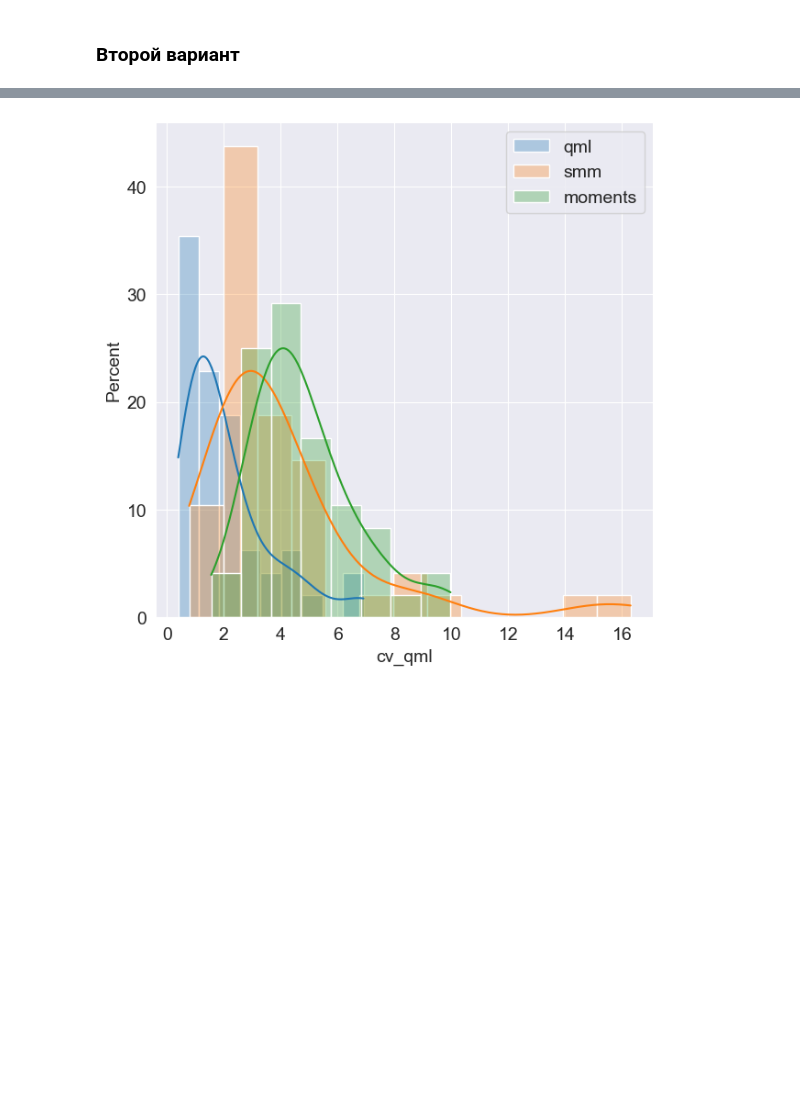
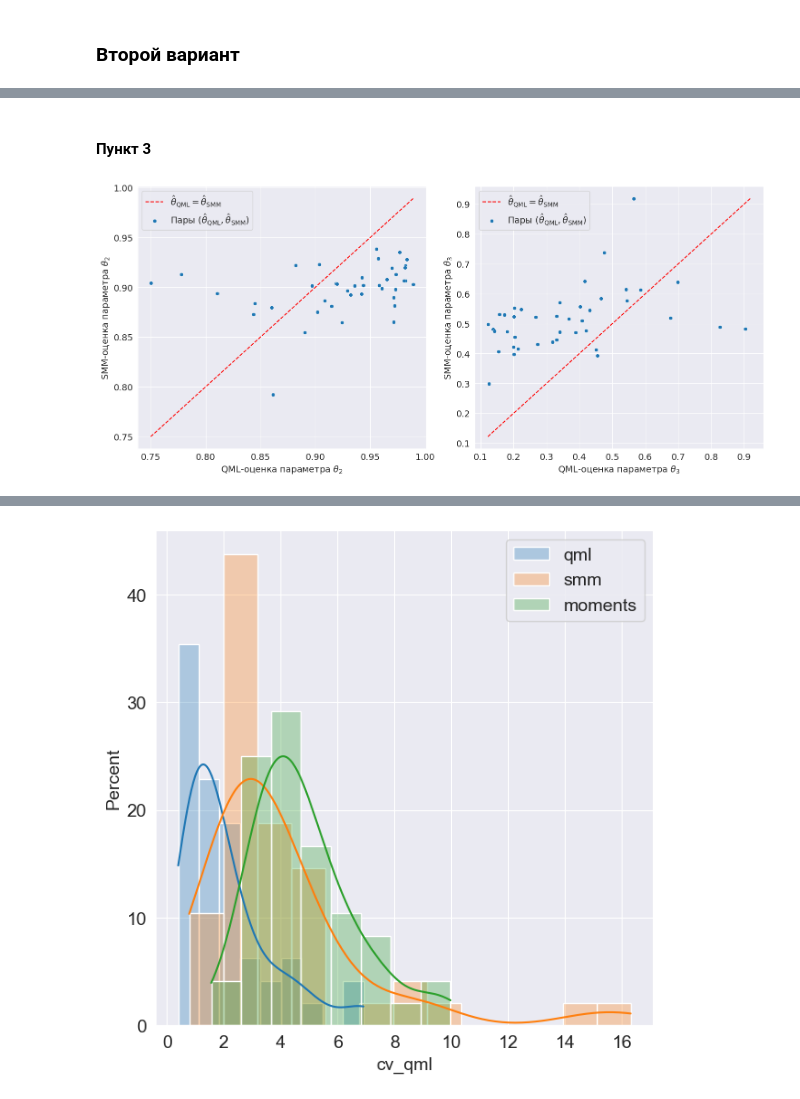
Before and after one commit to Dangerio/optimization-algorithm, a Jupyter notebook: methods_comparison/real_data/estimation_result_analysis.ipynb, the cells around one changed output, grey strips where cells are left out. Cells and saved outputs as stored; diff of their text form; code cells hidden in the pictures; blank space fills up the shorter version.

```diff
--- a/methods_comparison/real_data/estimation_result_analysis.ipynb
+++ b/methods_comparison/real_data/estimation_result_analysis.ipynb
@@ -14,7 +14,7 @@ def calculate_cv(theta_2, theta_3):
     return np.exp(sigma_h_sq) - 1
 
 def plot_cv_theta_two(df_qml, df_smm, title, x_bounds=None, y_bounds=None):
-    _, ax = plt.subplots(figsize=(7, 7))
+    fig, ax = plt.subplots(figsize=(7, 7))
     sns.scatterplot(data=df_qml, x="cv", y="estimates_2", ax=ax, label="QML");
     sns.scatterplot(data=df_smm, x="cv", y="estimates_2", ax=ax, label="SMM");
     ax.set_xlabel("CV")
@@ -24,8 +24,9 @@ def plot_cv_theta_two(df_qml, df_smm, title, x_bounds=None, y_bounds=None):
         ax.set_xlim(x_bounds)
     if y_bounds is not None:
         ax.set_ylim(y_bounds)
+    return fig, ax
 def plot_cv_theta_three(df_qml, df_smm, title, x_bounds=None, y_bounds=None):
-    _, ax = plt.subplots(figsize=(7, 7))
+    fig, ax = plt.subplots(figsize=(7, 7))
     sns.scatterplot(data=df_qml, x="cv", y="estimates_3", ax=ax, label="QML");
     sns.scatterplot(data=df_smm, x="cv", y="estimates_3", ax=ax, label="SMM");
     ax.set_xlabel("CV")
@@ -35,37 +36,40 @@ def plot_cv_theta_three(df_qml, df_smm, title, x_bounds=None, y_bounds=None):
         ax.set_xlim(x_bounds)
     if y_bounds is not None:
         ax.set_ylim(y_bounds)
+    return fig, ax
 
-def plot_qml_vs_smm_estimates(df, title):
-    fig, ax = plt.subplots(nrows=1, ncols=3, figsize=(17, 7))
+def plot_qml_vs_smm_estimates(df, title, figsize=(17, 7)):
+    fig, ax = plt.subplots(nrows=1, ncols=2, figsize=figsize)
 
-    for i in range(3):
+    for i in range(1, 3):
         qml_col = f"estimates_{i+1}_qml"
         smm_col = f"estimates_{i+1}_smm"
         min_value = min(df[qml_col].min(), df[smm_col].min())
         max_vallue = max(df[qml_col].max(), df[smm_col].max())
         y_eq_x_line = np.linspace(min_value, max_vallue, 1000)
-        sns.lineplot(x=y_eq_x_line, y=y_eq_x_line, ax=ax[i], label="y=x", color="red", linestyle="--")
-        sns.scatterplot(data=df, x=qml_col, y=smm_col, ax=ax[i]);
+        sns.lineplot(x=y_eq_x_line, y=y_eq_x_line, ax=ax[i-1], label=r"$\hat{\theta}_{\text{QML}} = \hat{\theta}_{\text{SMM}}$", color="red", linestyle="--")
+        sns.scatterplot(data=df, x=qml_col, y=smm_col, ax=ax[i-1], label=r"Пары $(\hat{\theta}_{\text{QML}}, \hat{\theta}_{\text{SMM}})$");
     fig.suptitle(title)
     plt.tight_layout()
+    return fig, ax
 
 
-def plot_qml_vs_smm_cv(df, title,  x_bounds=None, y_bounds=None):
-    fig, ax = plt.subplots(figsize=(7, 7))
+def plot_qml_vs_smm_cv(df, title,  x_bounds=None, y_bounds=None, figsize=(7, 7)):
+    fig, ax = plt.subplots(figsize=figsize)
 
     qml_col = "cv_qml"
     smm_col = "cv_smm"
     min_value = min(df[qml_col].min(), df[smm_col].min())
     max_vallue = max(df[qml_col].max(), df[smm_col].max())
     y_eq_x_line = np.linspace(min_value, max_vallue, 1000)
-    sns.lineplot(x=y_eq_x_line, y=y_eq_x_line, ax=ax, label="y=x", color="red", linestyle="--")
-    sns.scatterplot(data=df, x=qml_col, y=smm_col, ax=ax);
+    sns.lineplot(x=y_eq_x_line, y=y_eq_x_line, ax=ax, label=r"$\hat{\text{CV}}^2_{\text{QML}} = \hat{\text{CV}}^2_{\text{SMM}}$", color="red", linestyle="--")
+    sns.scatterplot(data=df, x=qml_col, y=smm_col, ax=ax, label=r"Пары $(\hat{\text{CV}}^2_{\text{QML}}, \hat{\text{CV}}^2_{\text{SMM}})$");
     ax.set_title(title)
     if x_bounds is not None:
         ax.set_xlim(x_bounds)
     if y_bounds is not None:
         ax.set_ylim(y_bounds)
+    return fig, ax
 # %%
 def calculate_volatility_cv_sq(log_returns):
     mean_second_power = np.mean(np.power(log_returns, 2))
@@ -321,0 +255,12 @@ without_outliers.sort_values(by="cv_smm", ascending=False)
+# %% [markdown]
+#### Пункт 3
+# %%
+fig, axes = plot_qml_vs_smm_estimates(without_outliers, "", figsize=(15, 7))
+
+for idx, ax in enumerate(axes, 2):
+    ax.set_xlabel(f"QML-оценка параметра " + r"$\theta" + f"_{idx}" + r"$")
+    ax.set_ylabel(f"SMM-оценка параметра " + r"$\theta" + f"_{idx}" + r"$")
+
+plt.savefig("data/plots/estimates_pairs.pdf", format="pdf")
+# %% [output]
+[figure, added]
```
Also changed, not shown: parts of 33 cells of this notebook, 6 other files.
